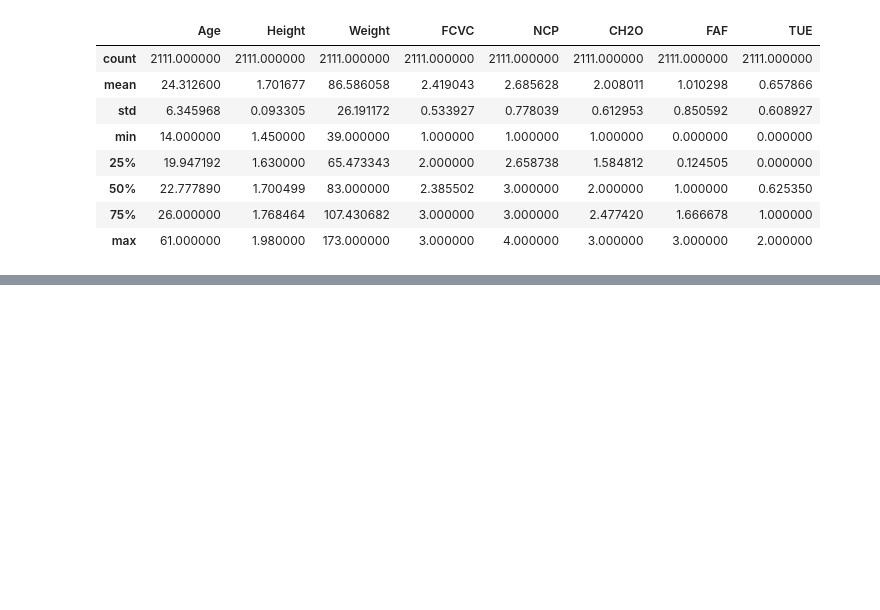
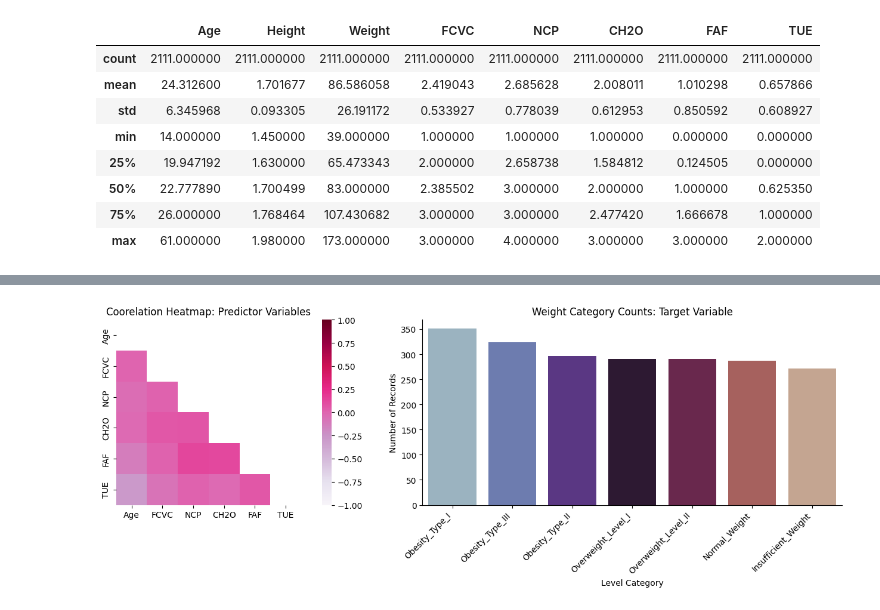
Before and after one commit to v0rein/FinalProject, a Jupyter notebook: Final_Project.ipynb, the cells around one changed output, grey strips where cells are left out. Cells and saved outputs as stored; diff of their text form; code cells hidden in the pictures; blank space fills up the shorter version.

```diff
--- a/Final_Project.ipynb
+++ b/Final_Project.ipynb
@@ -108,0 +211,52 @@ sns.countplot(x= 'NObeyesdad', data = obesity_dataset, palette="flag",edgecolor=
+# %%
+# create figure
+fig = plt.figure(figsize=(15, 5))
+
+# add subplot for one row 2 graphs first postion
+ax1 = fig.add_subplot(121)
+
+# correlation data matrix
+matrix = np.triu(obesity_dataset.corr())
+
+# set title
+ax1.title.set_text("Coorelation Heatmap: Predictor Variables")
+
+#define plot
+sns.heatmap(obesity_dataset.corr(),
+                 mask=matrix,
+                 annot = False,
+                 fmt='.1g',
+                 cmap="PuRd",
+                 vmin=-1, vmax=1, center= 0,
+                 square="True",
+                 ax=ax1)
+
+# add second subplot
+ax2 = fig.add_subplot(122)
+
+# rotate axis label
+ax2.set_xticklabels(rotation=45, horizontalalignment='right', labels=obesity_dataset.NObeyesdad)
+
+# Set title text
+ax2.title.set_text("Weight Category Counts: Target Variable")
+
+# define second plot
+sns.countplot(x="NObeyesdad",
+                 palette="twilight",
+                 order=obesity_dataset.NObeyesdad.value_counts().index,
+                 ax = ax2,
+                 data=obesity_dataset)
+
+# labels for x and y
+ax2.xaxis.label.set_text("Level Category")
+ax2.yaxis.label.set_text("Number of Records")
+
+# turn off top and right frame lines
+ax2.spines['right'].set_visible(False)
+ax2.spines['top'].set_visible(False)
+
+# show figure & plots
+plt.tight_layout()
+plt.show()
+# %% [output]
+[figure, added]
```
Also changed, not shown: parts of 17 cells of this notebook.
